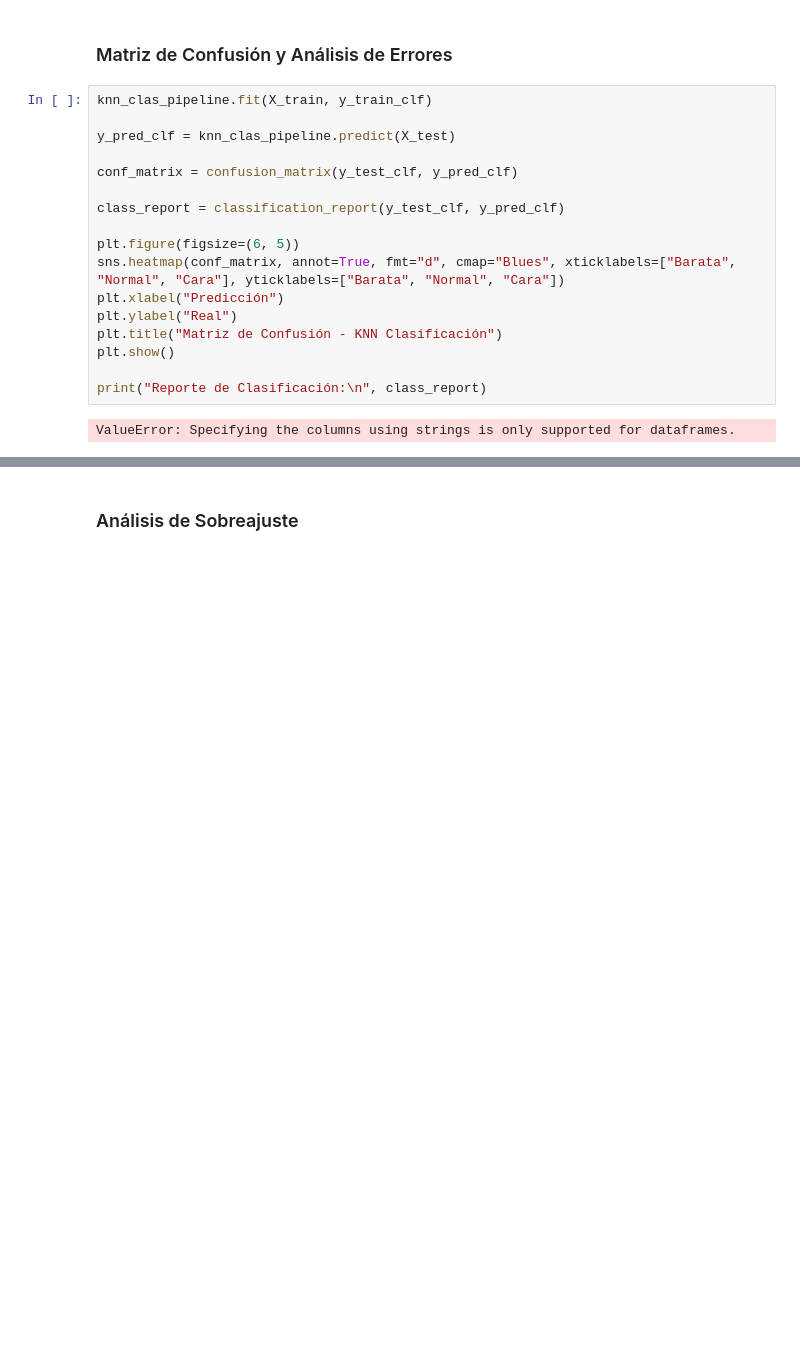
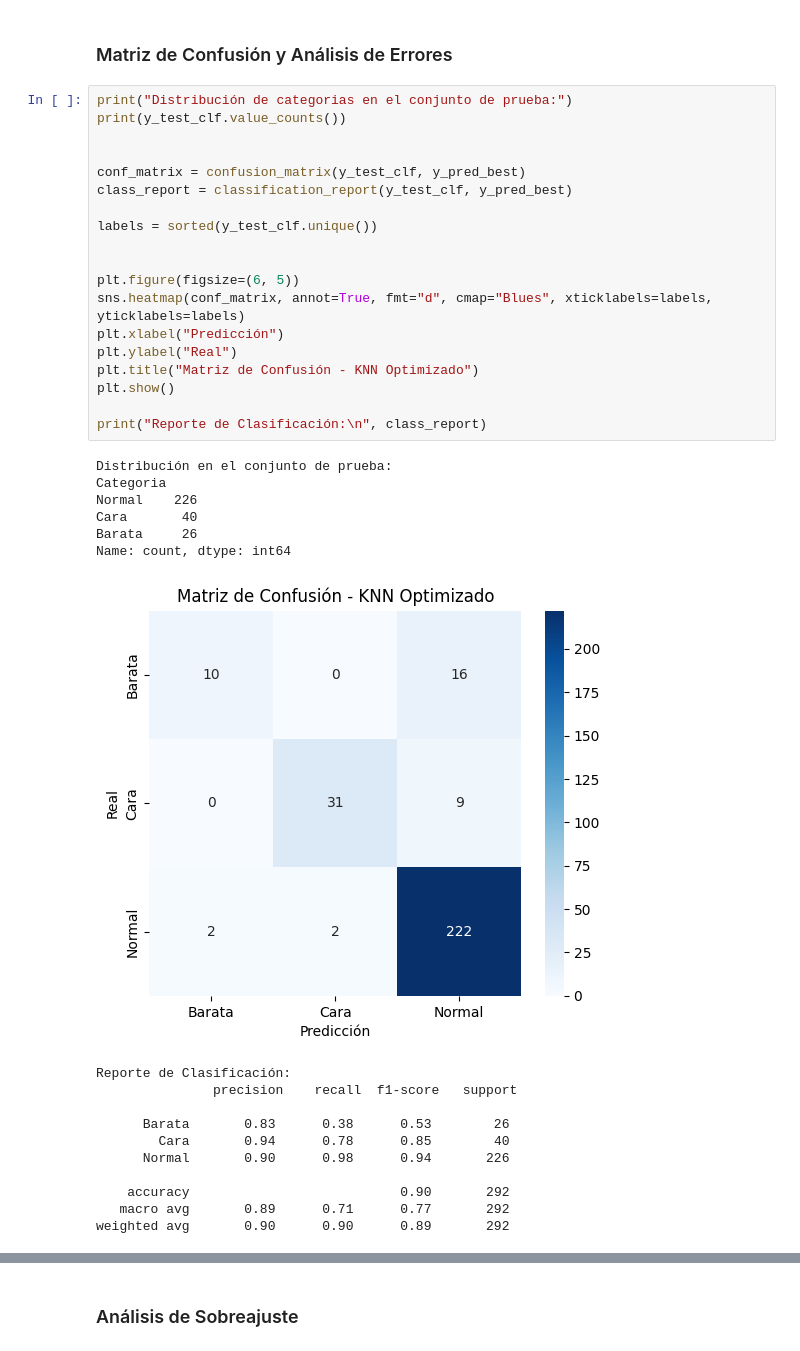
Before and after one commit to DiegoGarV/HT6-DM, a Jupyter notebook: knn.ipynb, the cells around one changed output, grey strips where cells are left out. Cells and saved outputs as stored; diff of their text form; blank space fills up the shorter version.

```diff
--- a/knn.ipynb
+++ b/knn.ipynb
@@ -300,21 +300,39 @@ Podemos ver que en ambos casos, la accuracy del modelo es bastante alta. La dife
 # %% [markdown]
 ### Matriz de Confusión y Análisis de Errores
 # %%
-knn_clas_pipeline.fit(X_train, y_train_clf)
+print("Distribución de categorias en el conjunto de prueba:")
+print(y_test_clf.value_counts())
 
-y_pred_clf = knn_clas_pipeline.predict(X_test)
 
-conf_matrix = confusion_matrix(y_test_clf, y_pred_clf)
+conf_matrix = confusion_matrix(y_test_clf, y_pred_best)
+class_report = classification_report(y_test_clf, y_pred_best)
 
-class_report = classification_report(y_test_clf, y_pred_clf)
+labels = sorted(y_test_clf.unique())
+
 
 plt.figure(figsize=(6, 5))
-sns.heatmap(conf_matrix, annot=True, fmt="d", cmap="Blues", xticklabels=["Barata", "Normal", "Cara"], yticklabels=["Barata", "Normal", "Cara"])
+sns.heatmap(conf_matrix, annot=True, fmt="d", cmap="Blues", xticklabels=labels, yticklabels=labels)
 plt.xlabel("Predicción")
 plt.ylabel("Real")
-plt.title("Matriz de Confusión - KNN Clasificación")
+plt.title("Matriz de Confusión - KNN Optimizado")
 plt.show()
 
 print("Reporte de Clasificación:\n", class_report)
 # %% [output]
-ValueError: Specifying the columns using strings is only supported for dataframes.
+Distribución en el conjunto de prueba:
+Categoria
+Normal    226
+Cara       40
+Barata     26
+Name: count, dtype: int64
+[figure, added]
+Reporte de Clasificación:
+               precision    recall  f1-score   support
+
+      Barata       0.83      0.38      0.53        26
+        Cara       0.94      0.78      0.85        40
+      Normal       0.90      0.98      0.94       226
+
+    accuracy                           0.90       292
+   macro avg       0.89      0.71      0.77       292
+weighted avg       0.90      0.90      0.89       292
```
Also changed, not shown: parts of 16 cells of this notebook.
